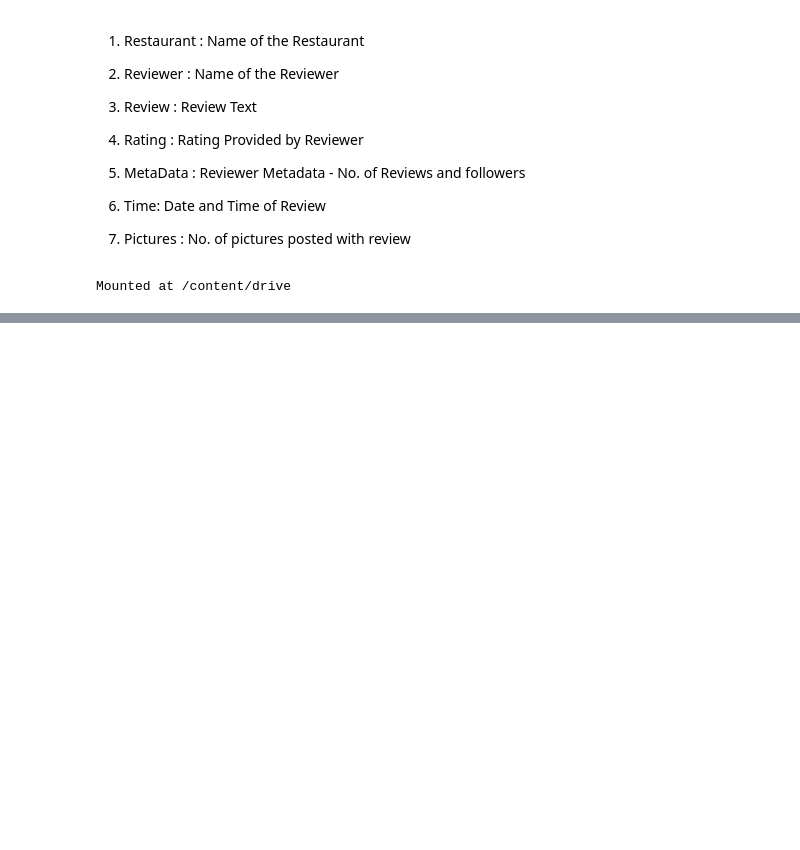
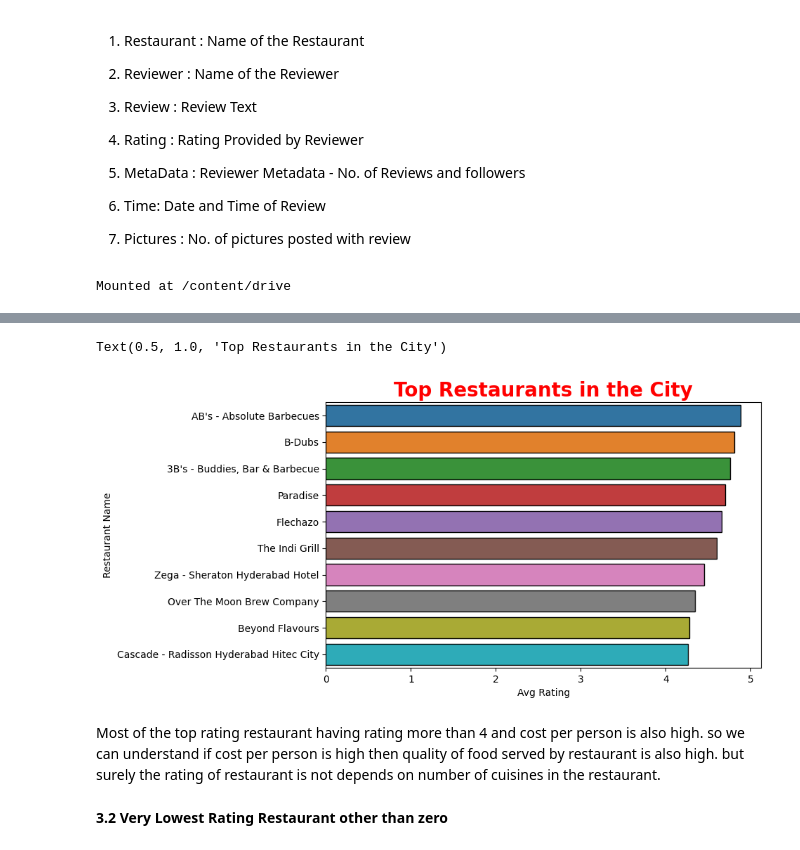
Before and after one commit to rohit-1026/Zomato-Restaurant-Clustering-and-Sentiment-Analysis, a Jupyter notebook: ZOMATO_RESTAURANT_CLUSTERING_AND_SENTIMENT_ANALYSIS.ipynb, the cells around one changed output, grey strips where cells are left out. Saved outputs shown, nothing was run; the diff lists cells and outputs as text; code cells hidden in the pictures; blank space fills up the shorter version.

```diff
--- a/ZOMATO_RESTAURANT_CLUSTERING_AND_SENTIMENT_ANALYSIS.ipynb
+++ b/ZOMATO_RESTAURANT_CLUSTERING_AND_SENTIMENT_ANALYSIS.ipynb
@@ -1428,0 +501,6 @@ Here We can see that cuisines are well differentiated amongst clusters, as compa
+# %%
+#Average rating of each restaurants calculated by grouping the restaurant
+restaurant_rating=review_df.groupby('Restaurant')['Rating'].mean().reset_index()
+#Asending the restaurants by rating and showing top 5 restaurants
+restaurant_rating.rename(columns={'Restaurant':'Restaurant Name','Rating':'Avg Rating'},inplace=True)
+restaurant_rating.sort_values(by='Avg Rating', ascending=False).head(5)
@@ -1428,0 +520,4 @@ Here We can see that cuisines are well differentiated amongst clusters, as compa
+# %%
+#adding an average rating feature in restaurant names and metadata dataframe
+rest_data = rest_data.merge(restaurant_rating,on='Restaurant Name',how='left')
+rest_data.head(3)
@@ -1428,0 +554,2 @@ Here We can see that cuisines are well differentiated amongst clusters, as compa
+# %%
+rest_data['Avg Rating'].fillna(0, inplace=True)
@@ -1428,0 +647,7 @@ Here We can see that cuisines are well differentiated amongst clusters, as compa
+# %%
+# sorting out the best restaurants
+top_restaurants = rest_data[['Restaurant Name','Avg Rating','Total Cuisines','Cost']]
+top_restaurants.sort_values(by=['Avg Rating','Total Cuisines','Cost'],ascending=[False,False,True],inplace=True,ignore_index=True)
+#top10
+top_restaurants1 = top_restaurants.loc[0:9,:]
+top_restaurants1
@@ -1428,0 +666,11 @@ Here We can see that cuisines are well differentiated amongst clusters, as compa
+# %%
+#Visualizing Top Restaurants
+sns.barplot(x='Avg Rating',y='Restaurant Name',data=top_restaurants1,edgecolor='black')
+plt.title("Top Restaurants in the City",color='red',fontsize=20,fontweight="bold")
+# %% [output]
+Text(0.5, 1.0, 'Top Restaurants in the City')
+[figure, added]
+# %% [markdown]
+Most of the top rating restaurant having rating more than 4 and cost per person is also high. so we can understand if cost per person is high then quality of food served by restaurant is also high. but surely the rating of restaurant is not depends on number of cuisines in the restaurant.
+# %% [markdown]
+**3.2 Very Lowest Rating Restaurant other than zero**
```
Also changed, not shown: parts of 377 cells of this notebook.
